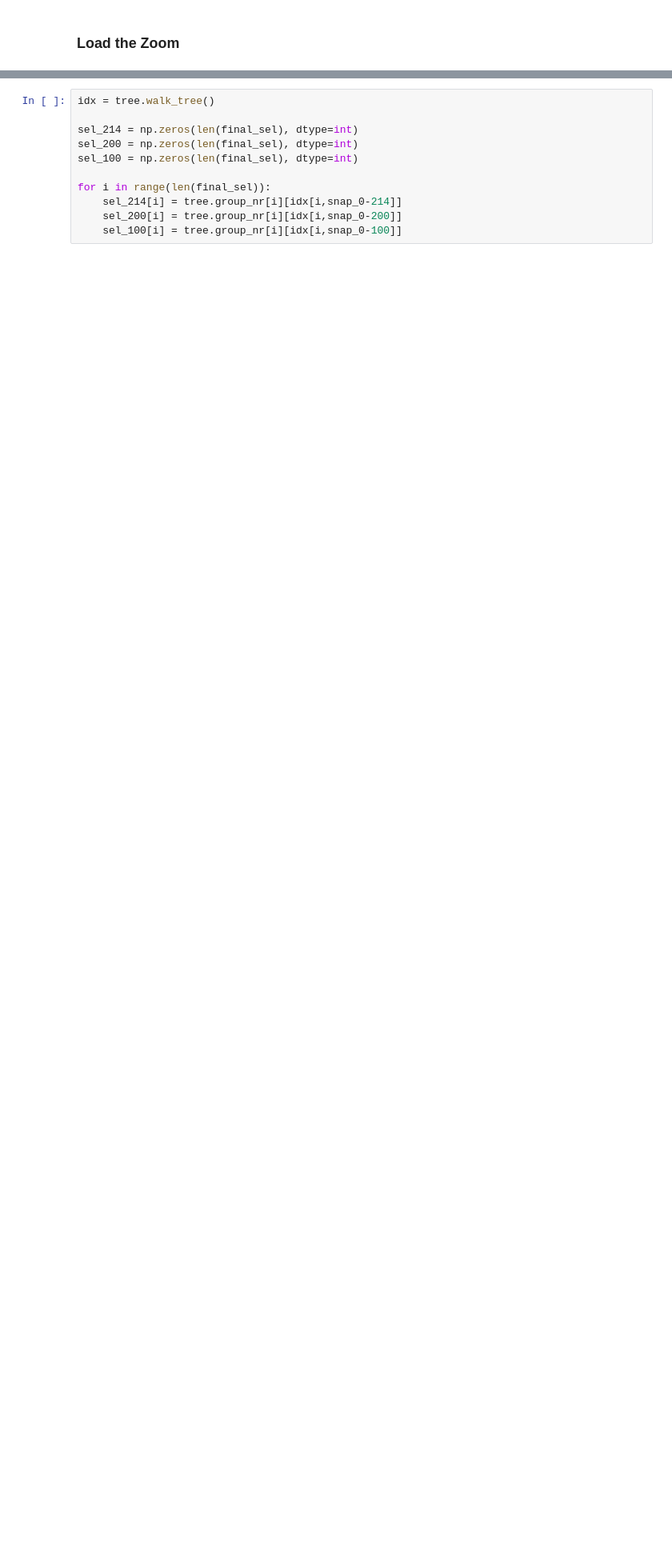
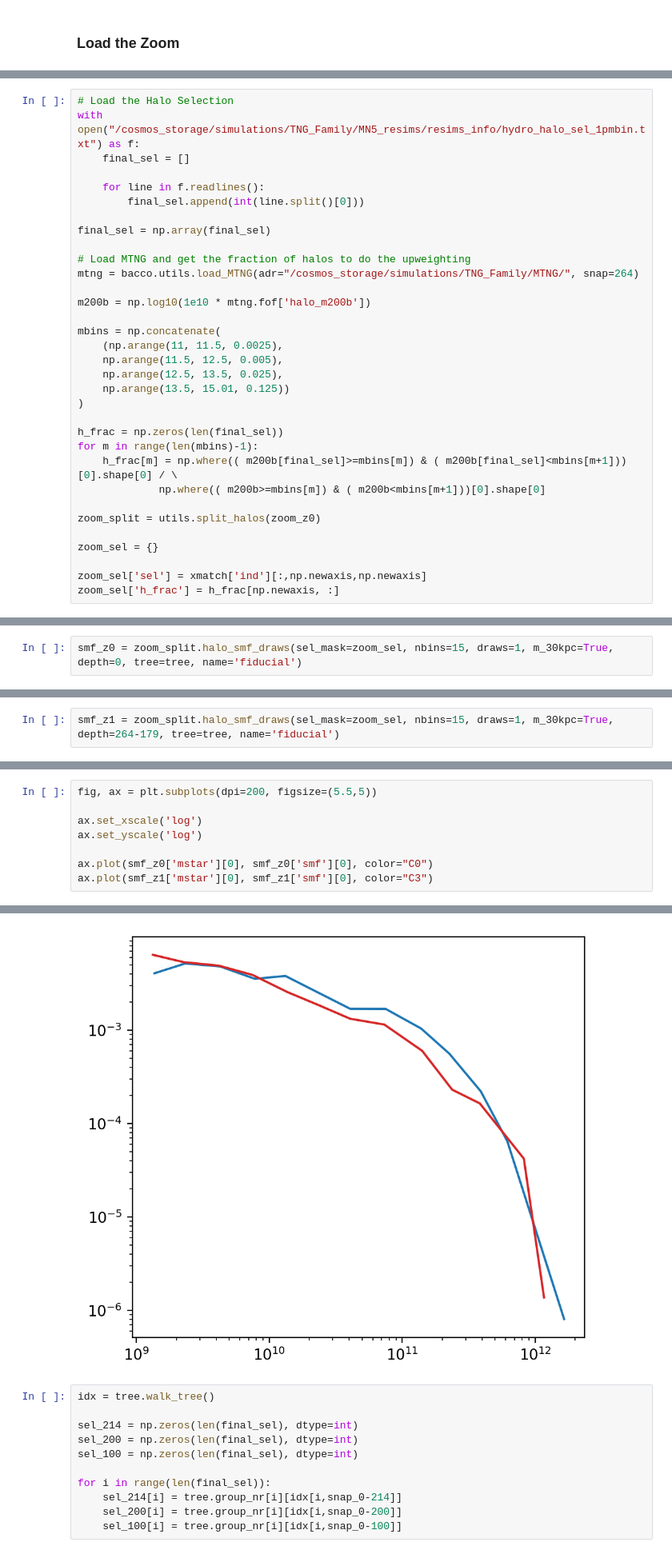
Before and after one commit to fgmaion/MTNG-resims, a Jupyter notebook: Notebooks/validation/cross-matching.ipynb, the cells around one changed output, grey strips where cells are left out. Shown at 80% size. Cells and saved outputs as stored; diff of their text form; blank space fills up the shorter version.

```diff
--- a/Notebooks/validation/cross-matching.ipynb
+++ b/Notebooks/validation/cross-matching.ipynb
@@ -70,0 +63,33 @@ Done with halo 451
+# %%
+# Load the Halo Selection
+with open("/cosmos_storage/simulations/TNG_Family/MN5_resims/resims_info/hydro_halo_sel_1pmbin.txt") as f:
+    final_sel = []
+
+    for line in f.readlines():
+        final_sel.append(int(line.split()[0]))
+
+final_sel = np.array(final_sel)
+
+# Load MTNG and get the fraction of halos to do the upweighting
+mtng = bacco.utils.load_MTNG(adr="/cosmos_storage/simulations/TNG_Family/MTNG/", snap=264)
+
+m200b = np.log10(1e10 * mtng.fof['halo_m200b'])
+
+mbins = np.concatenate(
+    (np.arange(11, 11.5, 0.0025),
+    np.arange(11.5, 12.5, 0.005),
+    np.arange(12.5, 13.5, 0.025),
+    np.arange(13.5, 15.01, 0.125))
+)
+
+h_frac = np.zeros(len(final_sel))
+for m in range(len(mbins)-1):
+    h_frac[m] = np.where(( m200b[final_sel]>=mbins[m]) & ( m200b[final_sel]<mbins[m+1]))[0].shape[0] / \
+             np.where(( m200b>=mbins[m]) & ( m200b<mbins[m+1]))[0].shape[0]
+
+zoom_split = utils.split_halos(zoom_z0)
+
+zoom_sel = {}
+
+zoom_sel['sel'] = xmatch['ind'][:,np.newaxis,np.newaxis]
+zoom_sel['h_frac'] = h_frac[np.newaxis, :]
@@ -70,0 +102,2 @@ Done with halo 451
+# %%
+smf_z0 = zoom_split.halo_smf_draws(sel_mask=zoom_sel, nbins=15, draws=1, m_30kpc=True, depth=0, tree=tree, name='fiducial')
@@ -70,0 +107,2 @@ Done with halo 451
+# %%
+smf_z1 = zoom_split.halo_smf_draws(sel_mask=zoom_sel, nbins=15, draws=1, m_30kpc=True, depth=264-179, tree=tree, name='fiducial')
@@ -70,0 +155,9 @@ Done with halo 451
+# %%
+fig, ax = plt.subplots(dpi=200, figsize=(5.5,5))
+
+ax.set_xscale('log')
+ax.set_yscale('log')
+
+ax.plot(smf_z0['mstar'][0], smf_z0['smf'][0], color="C0")
+ax.plot(smf_z1['mstar'][0], smf_z1['smf'][0], color="C3")
+# %% [output]
@@ -71,3 +165,4 @@ Done with halo 451
+[figure, added]
 # %%
 idx = tree.walk_tree()
 
```
Also changed, not shown: parts of 12 cells of this notebook, 2 other files.
